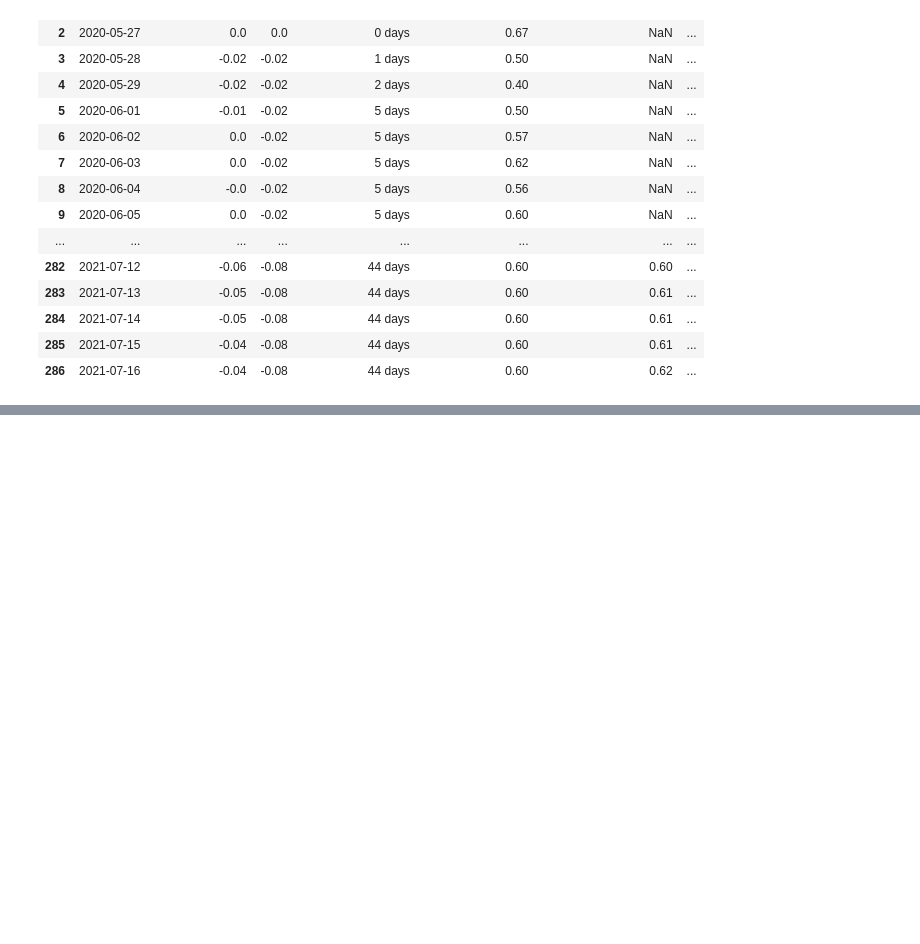
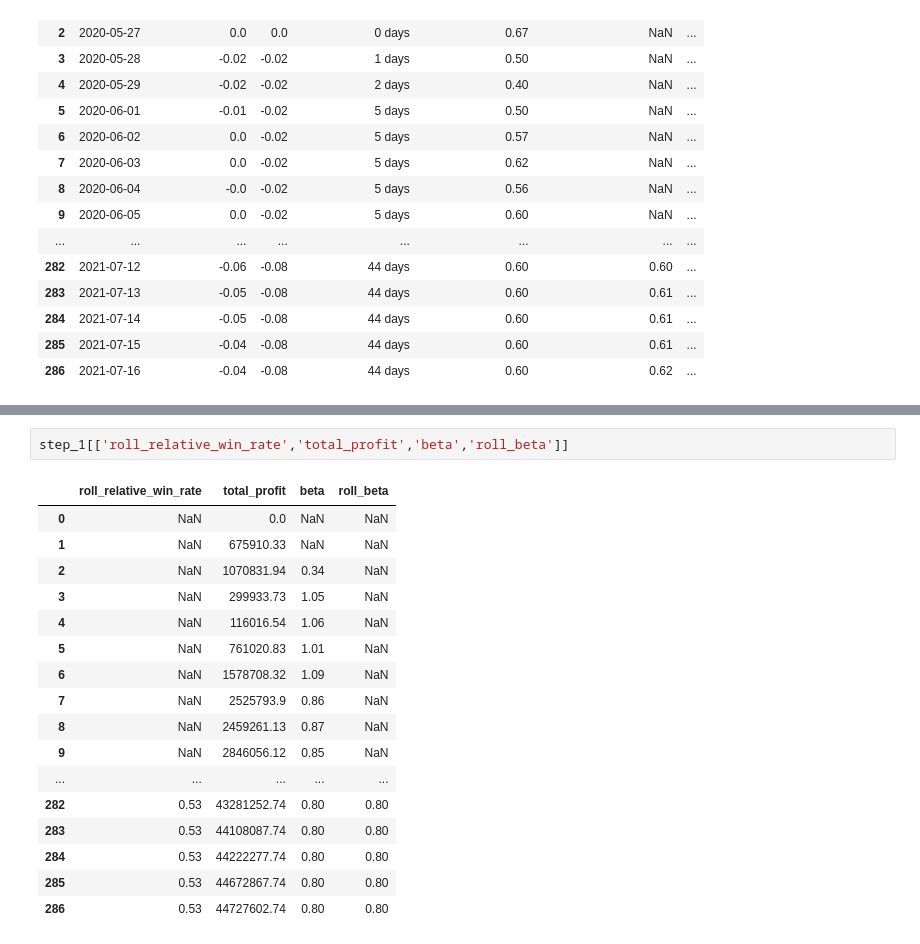
Before and after one commit to ajcltm/BackTesting, a Jupyter notebook: quality_value(7.18).ipynb, the cells around one changed output, grey strips where cells are left out. Drawn from its saved outputs; the diff is of its cells as text; blank space fills up the shorter version.

```diff
--- a/quality_value(7.18).ipynb
+++ b/quality_value(7.18).ipynb
@@ -740,0 +802,20 @@ step_1[['date', 'drawdown_ratio', 'MDD', 'underwater_period',
+# %%
+step_1[['roll_relative_win_rate','total_profit','beta','roll_beta']]
+# %% [output]
+|  | roll_relative_win_rate | total_profit | beta | roll_beta |
+| 0 | NaN | 0.0 | NaN | NaN |
+| 1 | NaN | 675910.33 | NaN | NaN |
+| 2 | NaN | 1070831.94 | 0.34 | NaN |
+| 3 | NaN | 299933.73 | 1.05 | NaN |
+| 4 | NaN | 116016.54 | 1.06 | NaN |
+| 5 | NaN | 761020.83 | 1.01 | NaN |
+| 6 | NaN | 1578708.32 | 1.09 | NaN |
+| 7 | NaN | 2525793.9 | 0.86 | NaN |
+| 8 | NaN | 2459261.13 | 0.87 | NaN |
+| 9 | NaN | 2846056.12 | 0.85 | NaN |
+| ... | ... | ... | ... | ... |
+| 282 | 0.53 | 43281252.74 | 0.80 | 0.80 |
+| 283 | 0.53 | 44108087.74 | 0.80 | 0.80 |
+| 284 | 0.53 | 44222277.74 | 0.80 | 0.80 |
+| 285 | 0.53 | 44672867.74 | 0.80 | 0.80 |
+| 286 | 0.53 | 44727602.74 | 0.80 | 0.80 |
```
Also changed, not shown: parts of 7 cells of this notebook.
